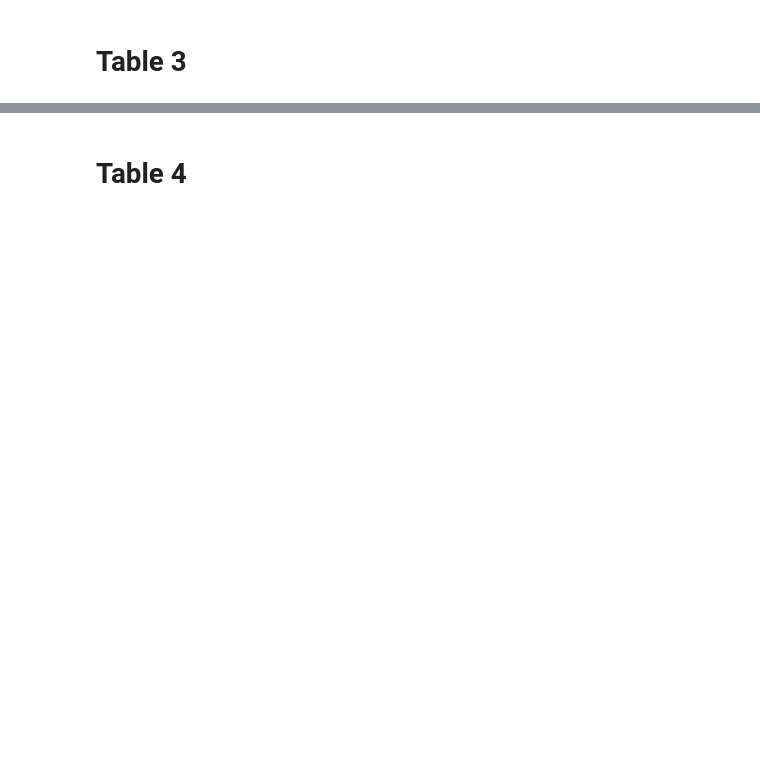
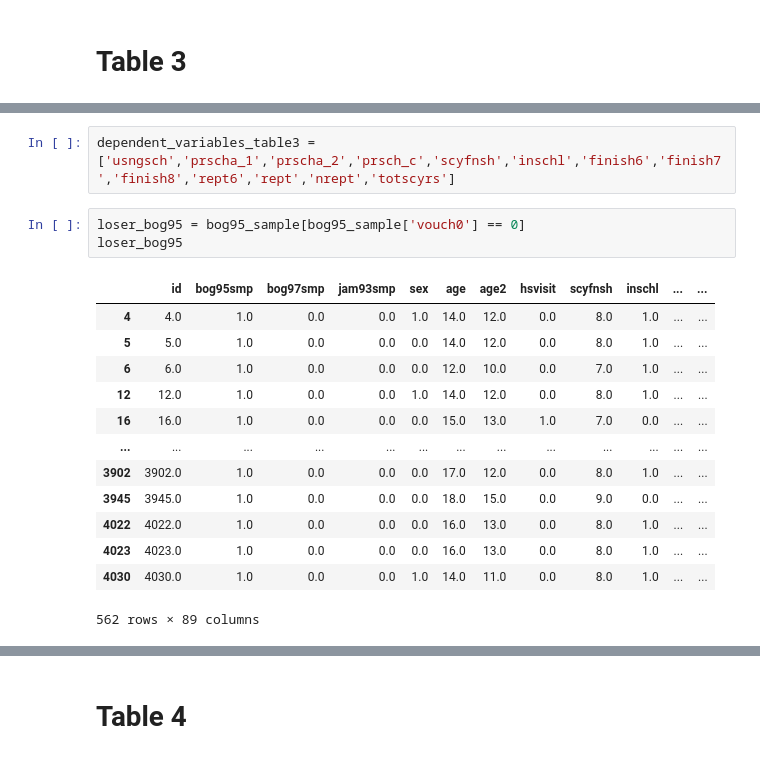
Before and after one commit to njdamstra/Econ148-Proj3, a Jupyter notebook: proj3.ipynb, the cells around one changed output, grey strips where cells are left out. Saved outputs shown, nothing was run; the diff lists cells and outputs as text; blank space fills up the shorter version.

```diff
--- a/proj3.ipynb
+++ b/proj3.ipynb
@@ -438,0 +844,19 @@ Currently in school: [np.float64(0.842), np.float64(0.959), np.float64(0.781), n
+# %%
+dependent_variables_table3 = ['usngsch','prscha_1','prscha_2','prsch_c','scyfnsh','inschl','finish6','finish7','finish8','rept6','rept','nrept','totscyrs']
+# %%
+loser_bog95 = bog95_sample[bog95_sample['vouch0'] == 0]
+loser_bog95
+# %% [output]
+|  | id | bog95smp | bog97smp | jam93smp | sex | age | age2 | hsvisit | scyfnsh | inschl | ... | ... |
+| 4 | 4.0 | 1.0 | 0.0 | 0.0 | 1.0 | 14.0 | 12.0 | 0.0 | 8.0 | 1.0 | ... | ... |
+| 5 | 5.0 | 1.0 | 0.0 | 0.0 | 0.0 | 14.0 | 12.0 | 0.0 | 8.0 | 1.0 | ... | ... |
+| 6 | 6.0 | 1.0 | 0.0 | 0.0 | 0.0 | 12.0 | 10.0 | 0.0 | 7.0 | 1.0 | ... | ... |
+| 12 | 12.0 | 1.0 | 0.0 | 0.0 | 1.0 | 14.0 | 12.0 | 0.0 | 8.0 | 1.0 | ... | ... |
+| 16 | 16.0 | 1.0 | 0.0 | 0.0 | 0.0 | 15.0 | 13.0 | 1.0 | 7.0 | 0.0 | ... | ... |
+| ... | ... | ... | ... | ... | ... | ... | ... | ... | ... | ... | ... | ... |
+| 3902 | 3902.0 | 1.0 | 0.0 | 0.0 | 0.0 | 17.0 | 12.0 | 0.0 | 8.0 | 1.0 | ... | ... |
+| 3945 | 3945.0 | 1.0 | 0.0 | 0.0 | 0.0 | 18.0 | 15.0 | 0.0 | 9.0 | 0.0 | ... | ... |
+| 4022 | 4022.0 | 1.0 | 0.0 | 0.0 | 0.0 | 16.0 | 13.0 | 0.0 | 8.0 | 1.0 | ... | ... |
+| 4023 | 4023.0 | 1.0 | 0.0 | 0.0 | 0.0 | 16.0 | 13.0 | 0.0 | 8.0 | 1.0 | ... | ... |
+| 4030 | 4030.0 | 1.0 | 0.0 | 0.0 | 1.0 | 14.0 | 11.0 | 0.0 | 8.0 | 1.0 | ... | ... |
+562 rows × 89 columns
```
Also changed, not shown: parts of 111 cells of this notebook, 2 other files.
